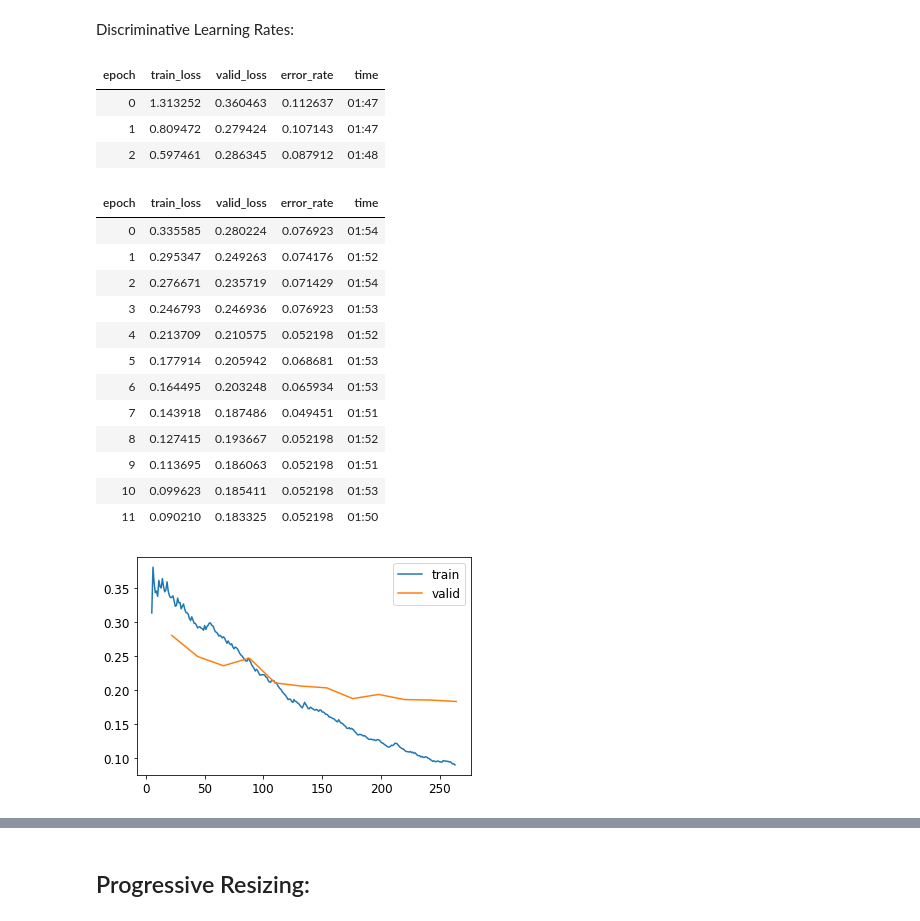
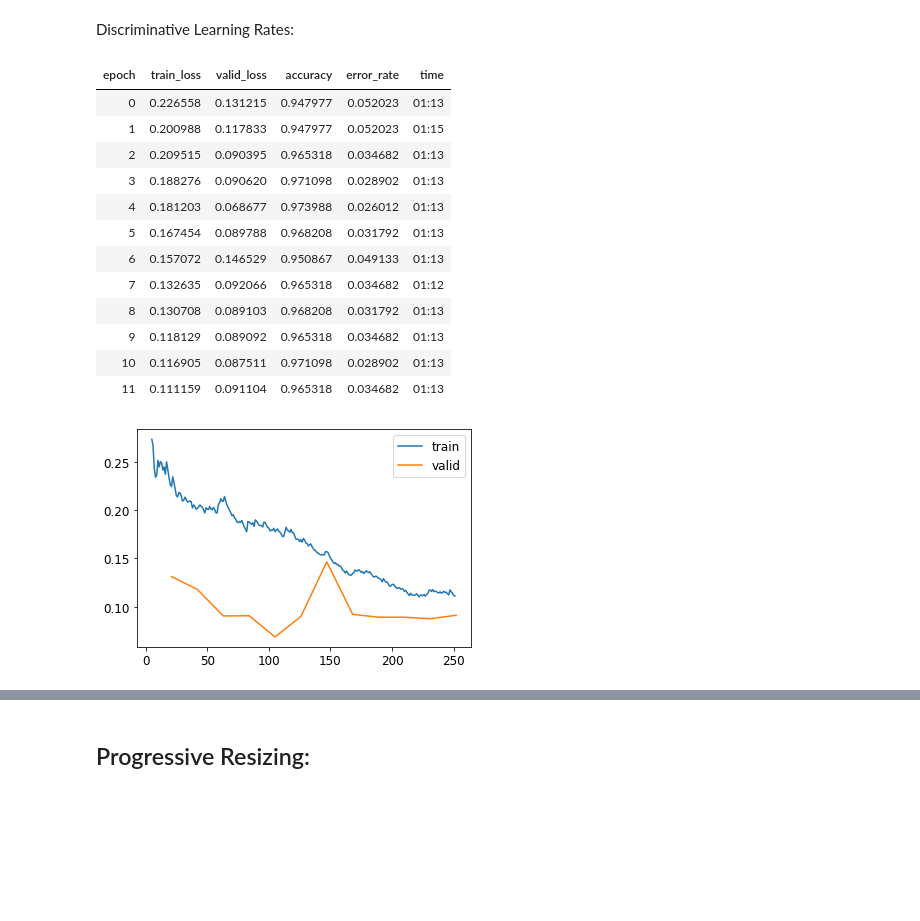
Before and after one commit to GoKarolis/-DL_training_leaves_classification, a Jupyter notebook: KG_FastAI2_0_training.ipynb, the cells around one changed output, grey strips where cells are left out. Drawn from its saved outputs; the diff is of its cells as text; code cells hidden in the pictures; blank space fills up the shorter version.

```diff
--- a/KG_FastAI2_0_training.ipynb
+++ b/KG_FastAI2_0_training.ipynb
@@ -121,5 +101,8 @@ Presizing:
 # %% [markdown]
 ## Try data on simple model:
+# %%
+# metrics = [accuracy, F1Score(), Precision(), Recall()]
+metrics = [accuracy, error_rate]
 # %% [markdown]
 Model interpretation:
 # %%
@@ -172,4 +177,4 @@ lr_min,lr_steep = learn.lr_find()
 # %%
-learn = cnn_learner(dls, resnet34, metrics=error_rate).to_fp16()
-learn.fine_tune(2, base_lr=1e-2)
+learn = cnn_learner(dls, resnet34, metrics=metrics).to_fp16()
+learn.fit_one_cycle(3, 3e-3)
 # %% [output]
@@ -187,29 +205,23 @@ SuggestedLRs(lr_min=0.012022644281387329, lr_steep=0.009120108559727669)
 # %% [markdown]
 Discriminative Learning Rates:
 # %%
-learn = cnn_learner(dls, resnet34, metrics=error_rate).to_fp16()
-learn.fit_one_cycle(3, 3e-3)
 learn.unfreeze()
 learn.fit_one_cycle(12, lr_max=slice(1e-6,1e-3))
 # %% [output]
-| epoch | train_loss | valid_loss | error_rate | time |
-| 0 | 1.313252 | 0.360463 | 0.112637 | 01:47 |
-| 1 | 0.809472 | 0.279424 | 0.107143 | 01:47 |
-| 2 | 0.597461 | 0.286345 | 0.087912 | 01:48 |
+| epoch | train_loss | valid_loss | accuracy | error_rate | time |
+| 0 | 0.226558 | 0.131215 | 0.947977 | 0.052023 | 01:13 |
+| 1 | 0.200988 | 0.117833 | 0.947977 | 0.052023 | 01:15 |
+| 2 | 0.209515 | 0.090395 | 0.965318 | 0.034682 | 01:13 |
+| 3 | 0.188276 | 0.090620 | 0.971098 | 0.028902 | 01:13 |
+| 4 | 0.181203 | 0.068677 | 0.973988 | 0.026012 | 01:13 |
+| 5 | 0.167454 | 0.089788 | 0.968208 | 0.031792 | 01:13 |
+| 6 | 0.157072 | 0.146529 | 0.950867 | 0.049133 | 01:13 |
+| 7 | 0.132635 | 0.092066 | 0.965318 | 0.034682 | 01:12 |
+| 8 | 0.130708 | 0.089103 | 0.968208 | 0.031792 | 01:13 |
+| 9 | 0.118129 | 0.089092 | 0.965318 | 0.034682 | 01:13 |
+| 10 | 0.116905 | 0.087511 | 0.971098 | 0.028902 | 01:13 |
+| 11 | 0.111159 | 0.091104 | 0.965318 | 0.034682 | 01:13 |
-| epoch | train_loss | valid_loss | error_rate | time |
-| 0 | 0.335585 | 0.280224 | 0.076923 | 01:54 |
-| 1 | 0.295347 | 0.249263 | 0.074176 | 01:52 |
-| 2 | 0.276671 | 0.235719 | 0.071429 | 01:54 |
-| 3 | 0.246793 | 0.246936 | 0.076923 | 01:53 |
-| 4 | 0.213709 | 0.210575 | 0.052198 | 01:52 |
-| 5 | 0.177914 | 0.205942 | 0.068681 | 01:53 |
-| 6 | 0.164495 | 0.203248 | 0.065934 | 01:53 |
-| 7 | 0.143918 | 0.187486 | 0.049451 | 01:51 |
-| 8 | 0.127415 | 0.193667 | 0.052198 | 01:52 |
-| 9 | 0.113695 | 0.186063 | 0.052198 | 01:51 |
-| 10 | 0.099623 | 0.185411 | 0.052198 | 01:53 |
-| 11 | 0.090210 | 0.183325 | 0.052198 | 01:50 |
 # %%
 learn.recorder.plot_loss()
 # %% [output]
-[figure, old version]
+[figure, new version]
```
Also changed, not shown: parts of 40 cells of this notebook.
